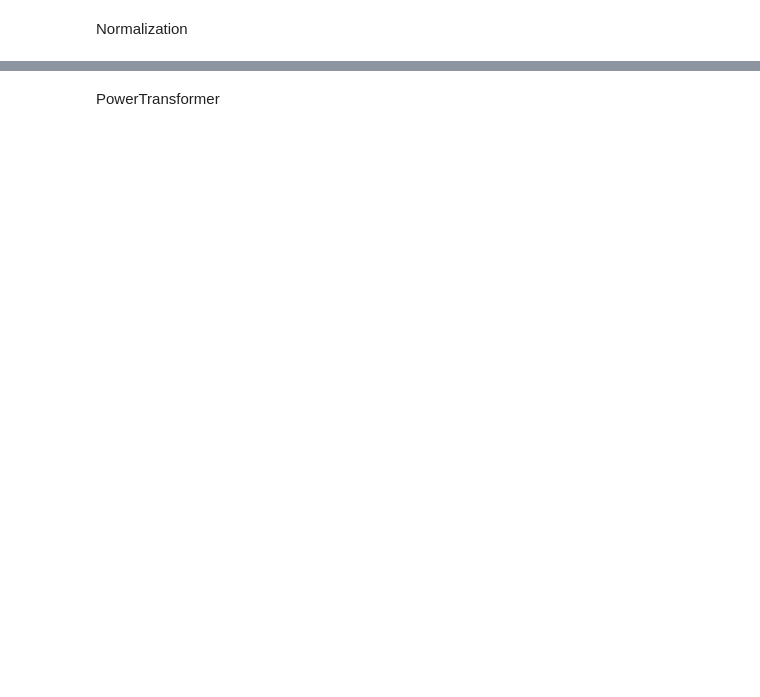
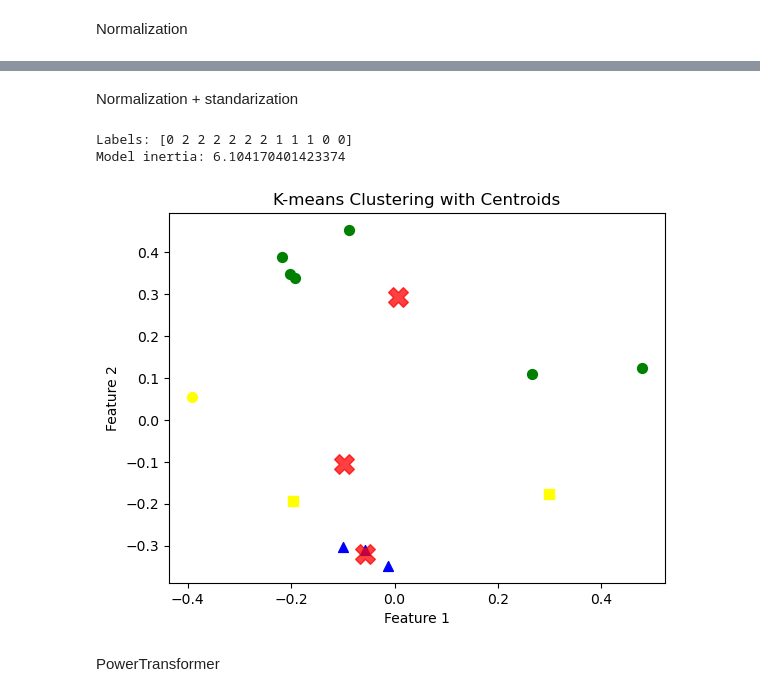
Before and after one commit to FilipLangiewicz/ActivityDetection, a Jupyter notebook: code/AD_2.ipynb, the cells around one changed output, grey strips where cells are left out. Cells and saved outputs as stored; diff of their text form; code cells hidden in the pictures; blank space fills up the shorter version.

```diff
--- a/code/AD_2.ipynb
+++ b/code/AD_2.ipynb
@@ -382,3 +383,17 @@ Model inertia: 0.07350244345192837
+# %% [markdown]
+Normalization + standarization
+# %%
+x = reduced_result.copy()
+normalizer = Normalizer()
+scaler = StandardScaler()
+x = scaler.fit_transform(x)
+x = normalizer.fit_transform(x)
+x = pd.DataFrame(x, columns=reduced_result.columns)
+doKmeans(x, n_clusters)
+# %% [output]
+Labels: [0 2 2 2 2 2 2 1 1 1 0 0]
+Model inertia: 6.104170401423374
+[figure, added]
 # %% [markdown]
 PowerTransformer
 # %%
```
Also changed, not shown: parts of 12 cells of this notebook.
